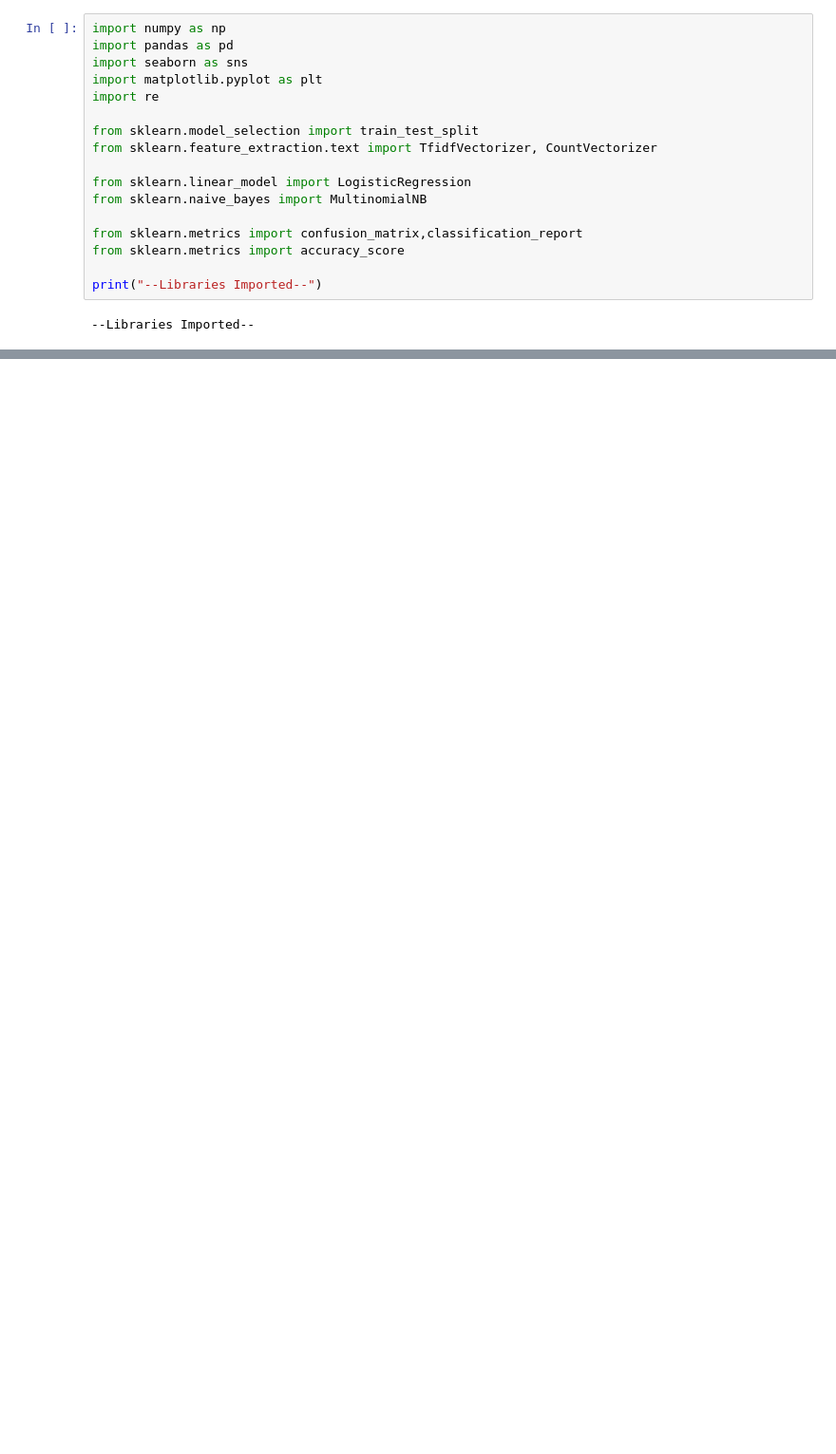
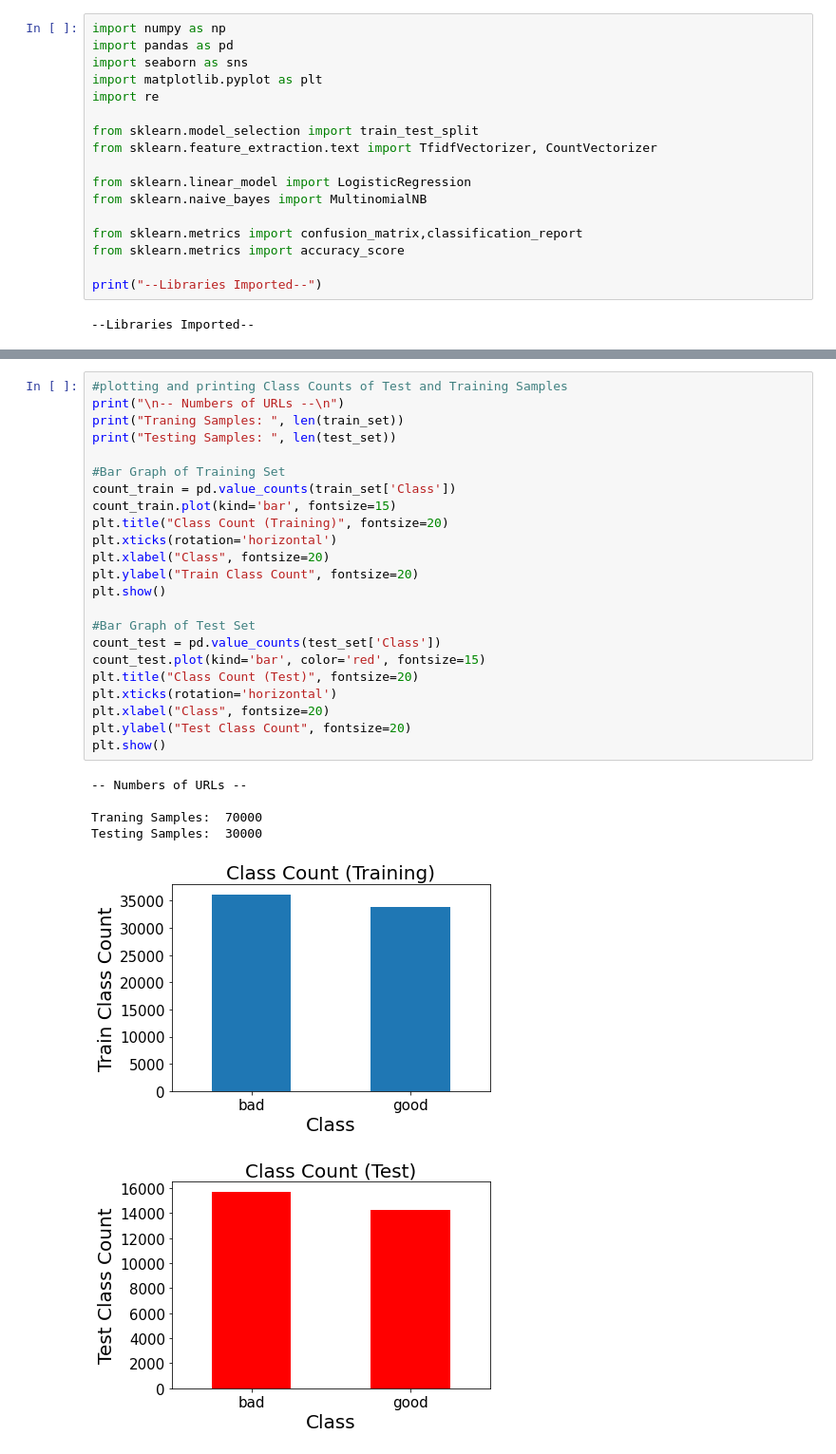
Before and after one commit to sumitbishti/Malicious-URL-Predictor, a Jupyter notebook: Malicious URL Predictor.ipynb, the cells around one changed output, grey strips where cells are left out. Shown at 95% size. Drawn from its saved outputs; the diff is of its cells as text; blank space fills up the shorter version.

```diff
--- a/Malicious URL Predictor.ipynb
+++ b/Malicious URL Predictor.ipynb
@@ -324,0 +89,30 @@ weighted avg       0.96      0.96      0.96     30000
+# %%
+#plotting and printing Class Counts of Test and Training Samples
+print("\n-- Numbers of URLs --\n")
+print("Traning Samples: ", len(train_set))
+print("Testing Samples: ", len(test_set))
+
+#Bar Graph of Training Set
+count_train = pd.value_counts(train_set['Class'])
+count_train.plot(kind='bar', fontsize=15)
+plt.title("Class Count (Training)", fontsize=20)
+plt.xticks(rotation='horizontal')
+plt.xlabel("Class", fontsize=20)
+plt.ylabel("Train Class Count", fontsize=20)
+plt.show()
+
+#Bar Graph of Test Set
+count_test = pd.value_counts(test_set['Class'])
+count_test.plot(kind='bar', color='red', fontsize=15)
+plt.title("Class Count (Test)", fontsize=20)
+plt.xticks(rotation='horizontal')
+plt.xlabel("Class", fontsize=20)
+plt.ylabel("Test Class Count", fontsize=20)
+plt.show()
+# %% [output]
+-- Numbers of URLs --
+
+Traning Samples:  70000
+Testing Samples:  30000
+[figure, added]
+[figure, added]
```
Also changed, not shown: parts of 43 cells of this notebook.
